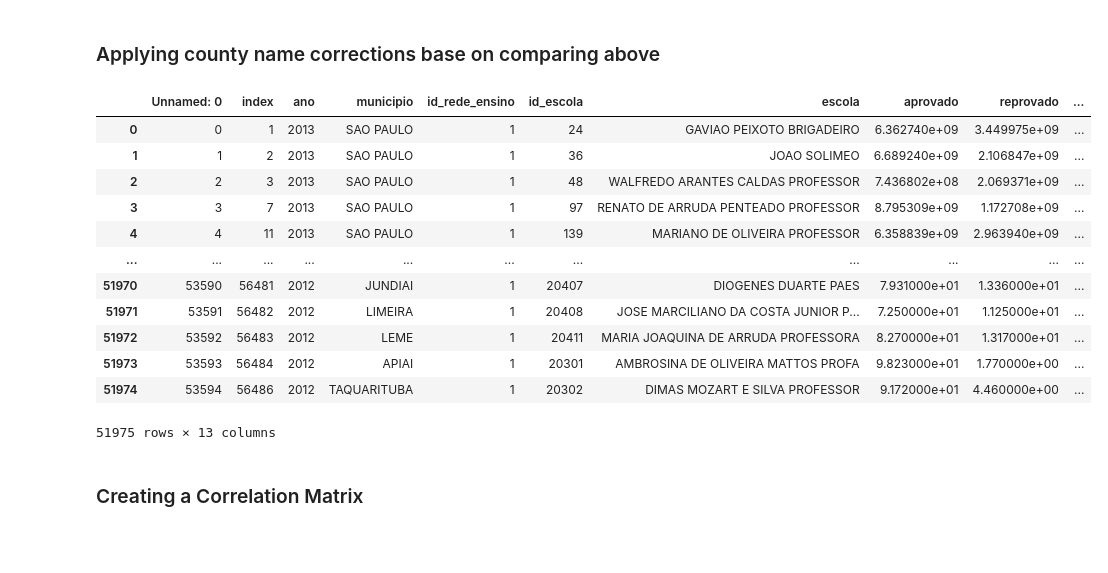
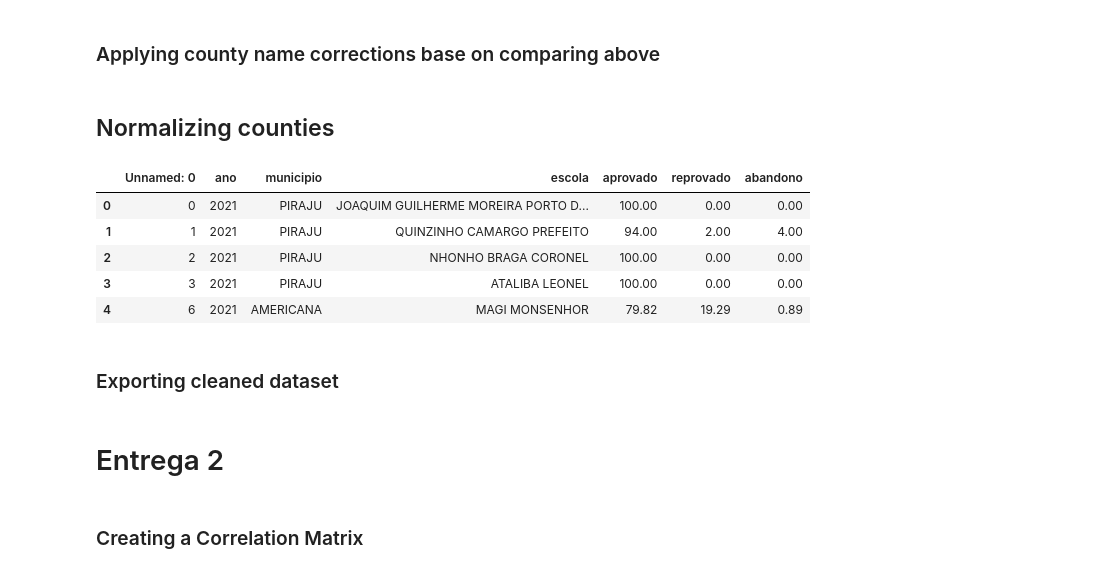
Before and after one commit to maiconspa/student-analysis, a Jupyter notebook: a3_big_data.ipynb, the cells around one changed output. Drawn from its saved outputs; the diff is of its cells as text; code cells hidden in the pictures; blank space fills up the shorter version.

```diff
--- a/a3_big_data.ipynb
+++ b/a3_big_data.ipynb
@@ -6,4 +5,5 @@ import numpy as np
 import pandas as pd
 import seaborn as sn #necessary to create correlation matrix
 # %%
-df = pd.read_excel('./data/fluxo_escolar_normalizado.xlsx')
+df = pd.read_excel('data/fluxo_escolar_por_escola_2021.xlsx')
+df.head()
@@ -11,0 +21,10 @@ df = pd.read_excel('./data/fluxo_escolar_normalizado.xlsx')
+# %%
+columns_renamed = {
+    'ANO_LETIVO':'ano',
+    'NM_MUNICIPIO':'municipio',
+    'NM_COMPLETO_ESCOLA':'escola',
+    'APR_3':'aprovado',
+    'REP_3':'reprovado',
+    'ABA_3':'abandono'
+}
+df = df.rename(columns=columns_renamed)
@@ -11,0 +43,3 @@ df = pd.read_excel('./data/fluxo_escolar_normalizado.xlsx')
+# %%
+df_cleaned = df.loc[(df['aprovado'] > 0) | (df['reprovado'] > 0)]
+df_cleaned.head()
@@ -34,26 +81,22 @@ sp_counties_normalized_list values that do not in unique_county_values: {'SANTAN
 unique_county_values values that do not in sp_counties_normalized_list: {'BIRITIBA-MIRIM', 'MOGI-MIRIM', 'MOGI-GUACU'}
 # %% [markdown]
 ### Applying county name corrections base on comparing above
+# %% [markdown]
+## Normalizing counties
 # %%
-df['municipio'] = df['municipio'].replace('BIRITIBA-MIRIM', 'BIRITIBA MIRIM')
-df['municipio'] = df['municipio'].replace('MOGI-GUACU', 'MOGI GUACU')
-df['municipio'] = df['municipio'].replace('MOGI-MIRIM', 'MOGI MIRIM')
+df_cleaned['municipio'] = df_cleaned['municipio'].replace('BIRITIBA-MIRIM', 'BIRITIBA MIRIM')
+df_cleaned['municipio'] = df_cleaned['municipio'].replace('MOGI-GUACU', 'MOGI GUACU')
+df_cleaned['municipio'] = df_cleaned['municipio'].replace('MOGI-MIRIM', 'MOGI MIRIM')
 # Note: 'SANTANA DE PARNAIBA' is a county that is not in case study dataframe
 
-df.drop(columns=['Unnamed: 0'])
-df
-# df.to_excel('output/fluxo_escolar_county_correction.xlsx')
+df_cleaned.drop(columns=['Unnamed: 0'])
+df_cleaned.head()
 # %% [output]
-|  | Unnamed: 0 | index | ano | municipio | id_rede_ensino | id_escola | escola | aprovado | reprovado | ... |
-| 0 | 0 | 1 | 2013 | SAO PAULO | 1 | 24 | GAVIAO PEIXOTO BRIGADEIRO | 6.362740e+09 | 3.449975e+09 | ... |
-| 1 | 1 | 2 | 2013 | SAO PAULO | 1 | 36 | JOAO SOLIMEO | 6.689240e+09 | 2.106847e+09 | ... |
-| 2 | 2 | 3 | 2013 | SAO PAULO | 1 | 48 | WALFREDO ARANTES CALDAS PROFESSOR | 7.436802e+08 | 2.069371e+09 | ... |
-| 3 | 3 | 7 | 2013 | SAO PAULO | 1 | 97 | RENATO DE ARRUDA PENTEADO PROFESSOR | 8.795309e+09 | 1.172708e+09 | ... |
-| 4 | 4 | 11 | 2013 | SAO PAULO | 1 | 139 | MARIANO DE OLIVEIRA PROFESSOR | 6.358839e+09 | 2.963940e+09 | ... |
-| ... | ... | ... | ... | ... | ... | ... | ... | ... | ... | ... |
-| 51970 | 53590 | 56481 | 2012 | JUNDIAI | 1 | 20407 | DIOGENES DUARTE PAES | 7.931000e+01 | 1.336000e+01 | ... |
-| 51971 | 53591 | 56482 | 2012 | LIMEIRA | 1 | 20408 | JOSE MARCILIANO DA COSTA JUNIOR P... | 7.250000e+01 | 1.125000e+01 | ... |
-| 51972 | 53592 | 56483 | 2012 | LEME | 1 | 20411 | MARIA JOAQUINA DE ARRUDA PROFESSORA | 8.270000e+01 | 1.317000e+01 | ... |
-| 51973 | 53593 | 56484 | 2012 | APIAI | 1 | 20301 | AMBROSINA DE OLIVEIRA MATTOS PROFA | 9.823000e+01 | 1.770000e+00 | ... |
-| 51974 | 53594 | 56486 | 2012 | TAQUARITUBA | 1 | 20302 | DIMAS MOZART E SILVA PROFESSOR | 9.172000e+01 | 4.460000e+00 | ... |
+|  | Unnamed: 0 | ano | municipio | escola | aprovado | reprovado | abandono |
+| 0 | 0 | 2021 | PIRAJU | JOAQUIM GUILHERME MOREIRA PORTO D... | 100.00 | 0.00 | 0.00 |
+| 1 | 1 | 2021 | PIRAJU | QUINZINHO CAMARGO PREFEITO | 94.00 | 2.00 | 4.00 |
+| 2 | 2 | 2021 | PIRAJU | NHONHO BRAGA CORONEL | 100.00 | 0.00 | 0.00 |
+| 3 | 3 | 2021 | PIRAJU | ATALIBA LEONEL | 100.00 | 0.00 | 0.00 |
+| 4 | 6 | 2021 | AMERICANA | MAGI MONSENHOR | 79.82 | 19.29 | 0.89 |
-51975 rows × 13 columns
+# %% [markdown]
+### Exporting cleaned dataset
@@ -60,3 +105,5 @@ df
+# %% [markdown]
+# Entrega 2
 # %% [markdown]
 ### Creating a Correlation Matrix
 # %%
```
Also changed, not shown: parts of 10 cells of this notebook, 6 other files.
